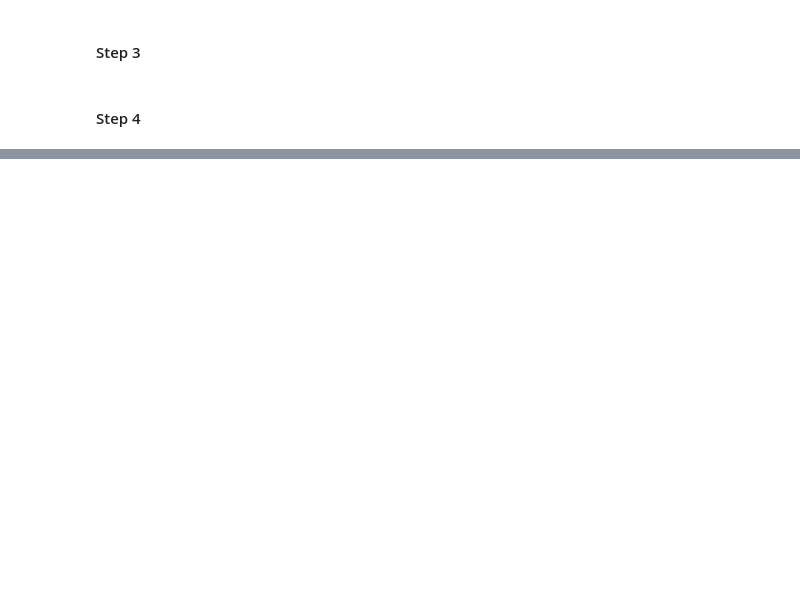
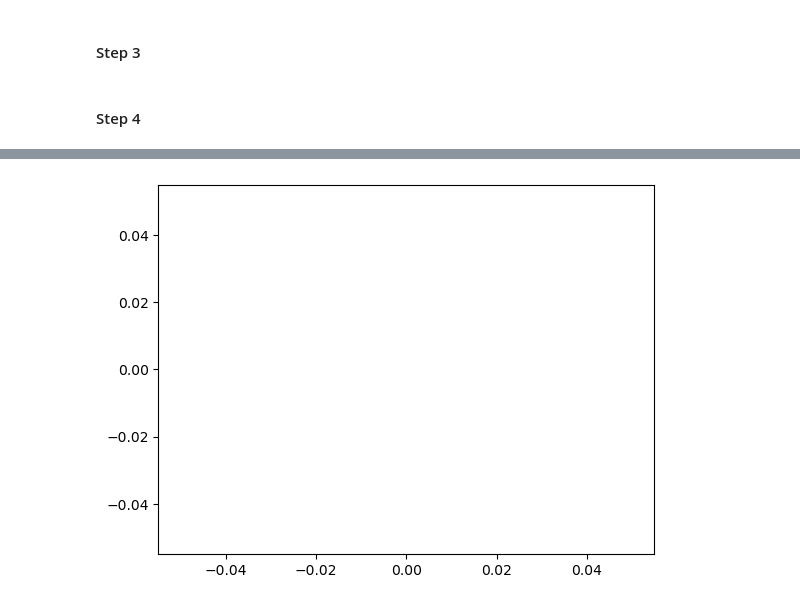
Before and after one commit to BenHallinan/eda_casestudy, a Jupyter notebook: Isaac.ipynb, the cells around one changed output, grey strips where cells are left out. Drawn from its saved outputs; the diff is of its cells as text; code cells hidden in the pictures; blank space fills up the shorter version.

Commit message:
Added some good questions, added a correlation plotting function

```diff
--- a/Isaac.ipynb
+++ b/Isaac.ipynb
@@ -86,0 +142,7 @@ pop_growth_countriesonly = pop_growthdf.loc['Afghanistan':, :]
+# %%
+funcdf = health_stats_df.drop(['Indicator Code','Country Code','Unnamed: 60'], axis=1)
+funcdf = funcdf.set_index('Country Name')
+funcdf = funcdf.loc['Afghanistan':, :]
+funcdf = funcdf.reset_index()
+funcdf = funcdf.set_index(['Country Name', 'Indicator Name'])
+funcdf.sample(10)
@@ -86,0 +163,13 @@ pop_growth_countriesonly = pop_growthdf.loc['Afghanistan':, :]
+# %%
+def plot_inputs(country, indicator1, indicator2):
+    x_vals = funcdf.loc[(country, indicator1)]
+    y_vals = funcdf.loc[(country, indicator2)]
+    fig, ax = plt.subplots()
+    ax.scatter(x = x_vals, y = y_vals)
+    plt.show()
+# %%
+# Make sure to find data sets that have full enough rows to provide a good scatterplot
+
+plot_inputs('United States', 'Public spending on education, total (% of GDP)', 'Cause of death, by injury (% of total)')
+# %% [output]
+[figure, added]
```
Also changed, not shown: parts of 10 cells of this notebook.
